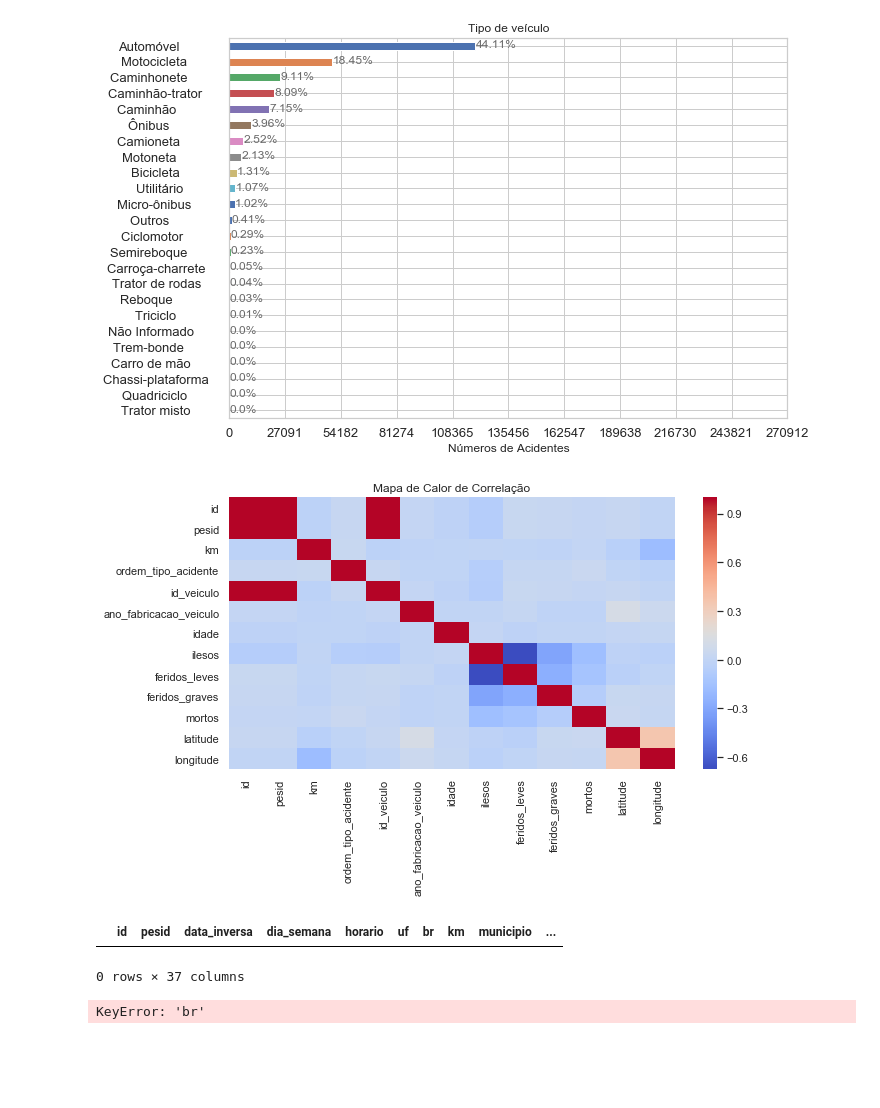
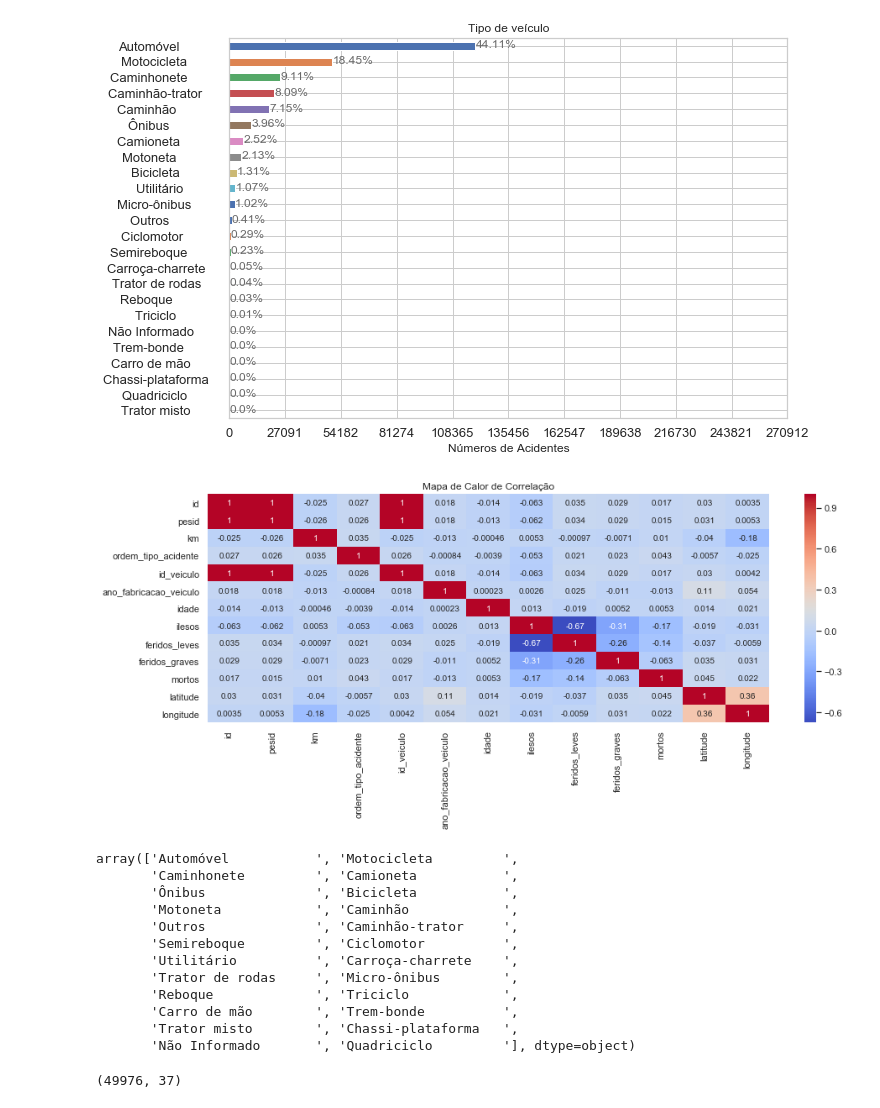
Before and after one commit to vitorioluis/Machine-Learning, a Jupyter notebook: Acidentes_de_Trânsito/Acidentes de Trânsito.ipynb, the cells around one changed output. Drawn from its saved outputs; the diff is of its cells as text; code cells hidden in the pictures; blank space fills up the shorter version.

```diff
--- a/Acidentes_de_Trânsito/Acidentes de Trânsito.ipynb
+++ b/Acidentes_de_Trânsito/Acidentes de Trânsito.ipynb
@@ -250,17 +250,25 @@ gerar_grafico_padrao('tipo_veiculo', altura=7,titulo='Tipo de veículo');
 [figure]
 # %%
 # correlação entre todas as variáveis do nosso dataframe.
-plt.figure(figsize=(10,5))
-sns.heatmap(df_acidentes.corr(), cmap='coolwarm')
+plt.figure(figsize=(15,5))
+sns.heatmap(df_acidentes.corr(), cmap='coolwarm', annot=True)
 plt.title('Mapa de Calor de Correlação');
 # %% [output]
-[figure, old version]
+[figure, new version]
-# %%
-df_acidentes[df_acidentes['tipo_veiculo']=='Motocicleta']
-# %% [output]
-|  | id | pesid | data_inversa | dia_semana | horario | uf | br | km | municipio | ... |
-0 rows × 37 columns
-# %%
-df_motos['br']
-# %% [output]
-KeyError: 'br'
+# %%
+# Depos de tentar filtar por tipo_veiculo varias vezes não conseguir resultado me ocorreu de verificar
+# como estava os dados e para minha surpresa continha espaço no final
+df_acidentes.tipo_veiculo.unique()
+# %% [output]
+array(['Automóvel           ', 'Motocicleta         ',
+       'Caminhonete         ', 'Camioneta           ',
+       'Ônibus              ', 'Bicicleta           ',
+       'Motoneta            ', 'Caminhão            ',
+       'Outros              ', 'Caminhão-trator     ',
+       'Semireboque         ', 'Ciclomotor          ',
+       'Utilitário          ', 'Carroça-charrete    ',
+       'Trator de rodas     ', 'Micro-ônibus        ',
+       'Reboque             ', 'Triciclo            ',
+       'Carro de mão        ', 'Trem-bonde          ',
+       'Trator misto        ', 'Chassi-plataforma   ',
+       'Não Informado       ', 'Quadriciclo         '], dtype=object)
@@ -266,0 +278,6 @@ KeyError: 'br'
+# %%
+# Agora sim vamos separar acidentes ocorrido motocicletas
+df_motos = df_acidentes.loc[df_acidentes.tipo_veiculo == 'Motocicleta']
+df_motos.shape
+# %% [output]
+(49976, 37)
```
Also changed, not shown: parts of 1 cell of this notebook, 1 other file.
